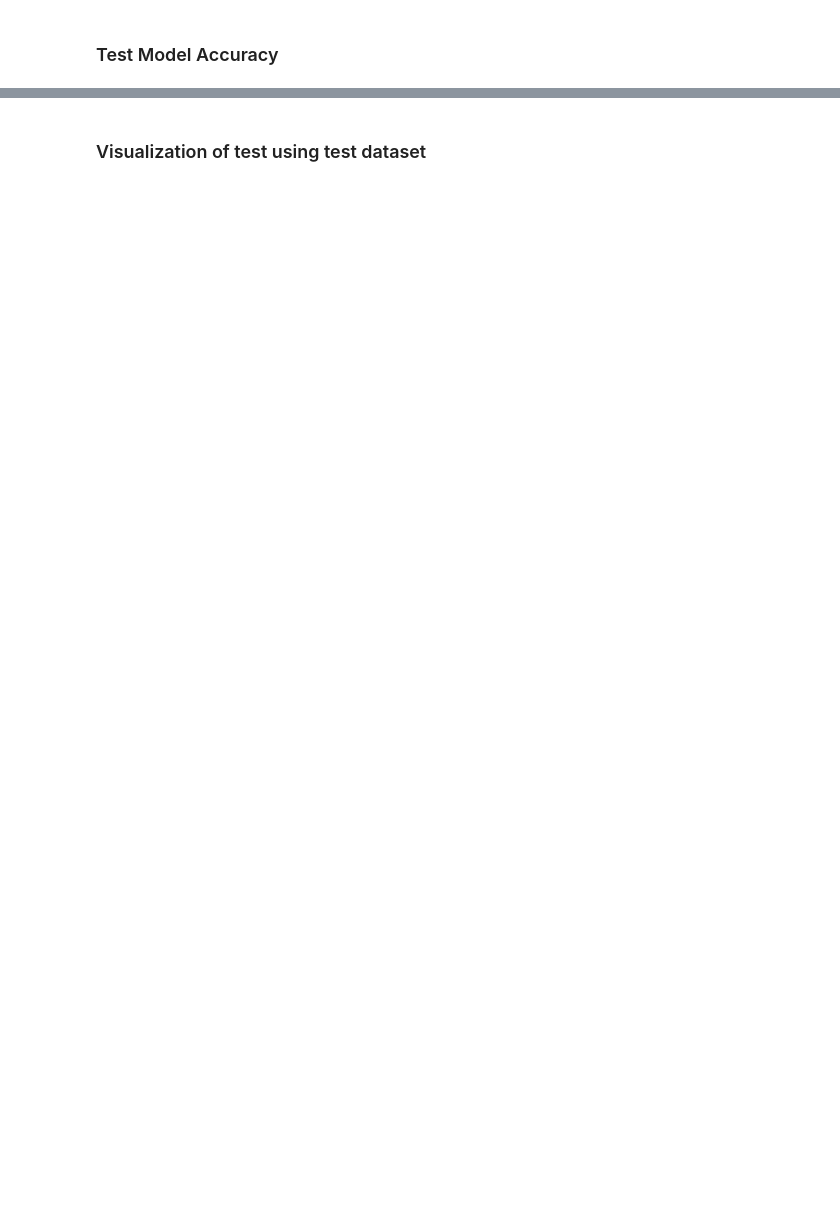
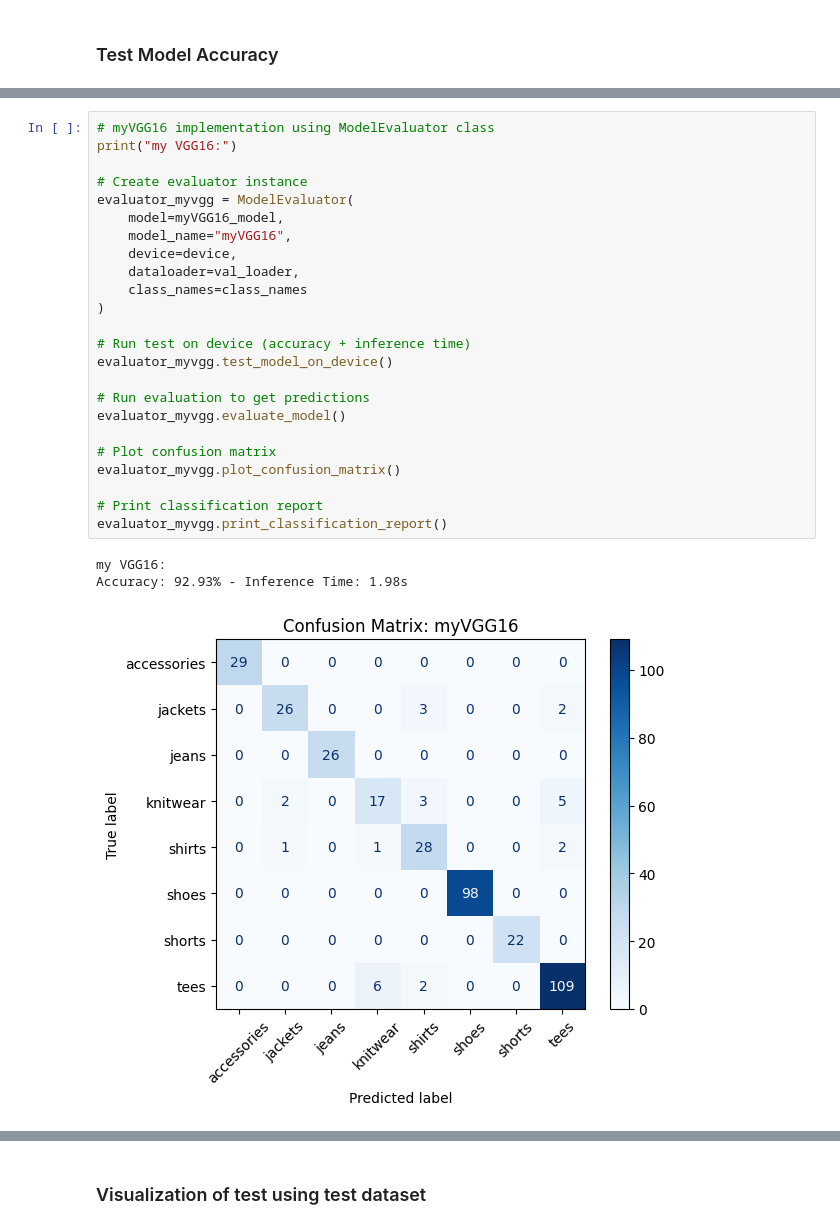
Before and after one commit to Aithusa712/GoogleColab, a Jupyter notebook: Assignment 1/ICT303 - Assignment 1.ipynb, the cells around one changed output, grey strips where cells are left out. Saved outputs shown, nothing was run; the diff lists cells and outputs as text; blank space fills up the shorter version.

```diff
--- a/Assignment 1/ICT303 - Assignment 1.ipynb
+++ b/Assignment 1/ICT303 - Assignment 1.ipynb
@@ -655,0 +830,28 @@ else:
+# %%
+# myVGG16 implementation using ModelEvaluator class
+print("my VGG16:")
+
+# Create evaluator instance
+evaluator_myvgg = ModelEvaluator(
+    model=myVGG16_model,
+    model_name="myVGG16",
+    device=device,
+    dataloader=val_loader,
+    class_names=class_names
+)
+
+# Run test on device (accuracy + inference time)
+evaluator_myvgg.test_model_on_device()
+
+# Run evaluation to get predictions
+evaluator_myvgg.evaluate_model()
+
+# Plot confusion matrix
+evaluator_myvgg.plot_confusion_matrix()
+
+# Print classification report
+evaluator_myvgg.print_classification_report()
+# %% [output]
+my VGG16:
+Accuracy: 92.93% - Inference Time: 1.98s
+[figure, added]
```
Also changed, not shown: parts of 37 cells of this notebook.
